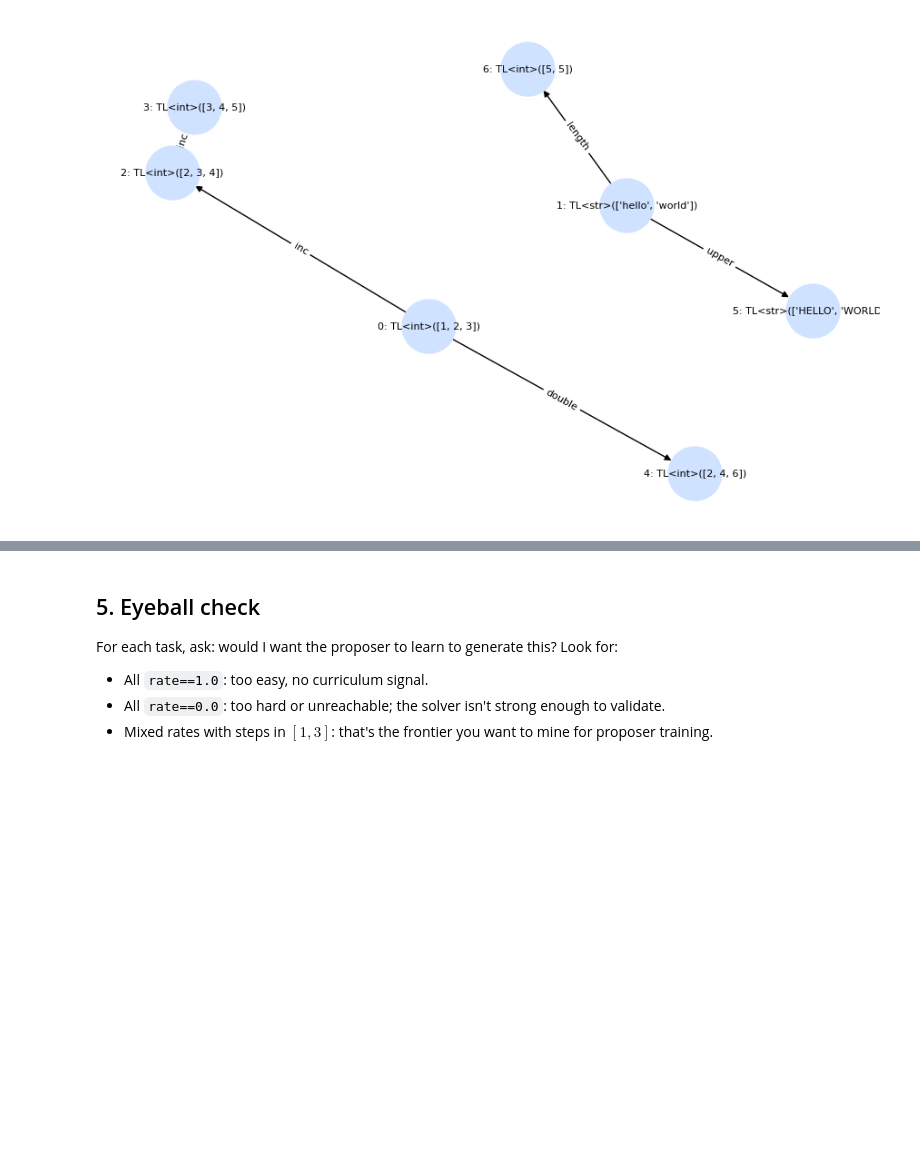
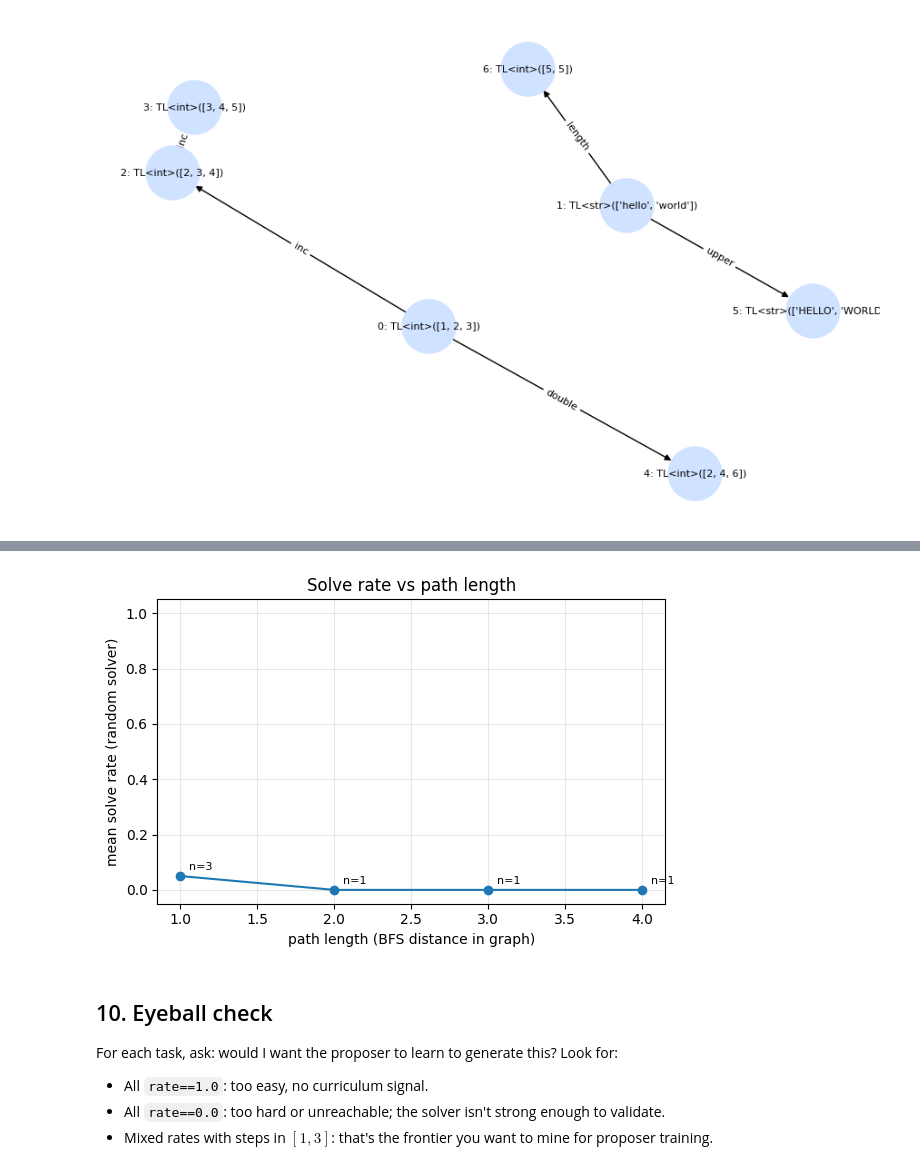
Before and after one commit to abhishekraok/wandering-light, a Jupyter notebook: notebooks/proposer_pilot.ipynb, the cells around one changed output, grey strips where cells are left out. Cells and saved outputs as stored; diff of their text form; code cells hidden in the pictures; blank space fills up the shorter version.

```diff
--- a/notebooks/proposer_pilot.ipynb
+++ b/notebooks/proposer_pilot.ipynb
@@ -120,5 +254,29 @@ plt.show()
+# %%
+from collections import defaultdict
+
+bins = defaultdict(list)
+for t, r in zip(cmp_tasks, rnd_results):
+    bins[t.num_steps].append(r.rate)
+
+steps_sorted = sorted(bins)
+mean_rates = [sum(bins[s]) / len(bins[s]) for s in steps_sorted]
+counts = [len(bins[s]) for s in steps_sorted]
+
+fig, ax = plt.subplots(figsize=(6, 4))
+ax.plot(steps_sorted, mean_rates, marker="o")
+for s, m, c in zip(steps_sorted, mean_rates, counts):
+    ax.annotate(f"n={c}", (s, m), textcoords="offset points", xytext=(6, 4), fontsize=8)
+ax.set_xlabel("path length (BFS distance in graph)")
+ax.set_ylabel("mean solve rate (random solver)")
+ax.set_title("Solve rate vs path length")
+ax.set_ylim(-0.05, 1.05)
+ax.grid(alpha=0.3)
+plt.tight_layout()
+plt.show()
+# %% [output]
+[figure, added]
 # %% [markdown]
-## 5. Eyeball check
+## 10. Eyeball check
 For each task, ask: would I want the proposer to learn to generate this? Look for:
 - All `rate==1.0`: too easy, no curriculum signal.
 - All `rate==0.0`: too hard or unreachable; the solver isn't strong enough to validate.
```
Also changed, not shown: parts of 9 cells of this notebook.
